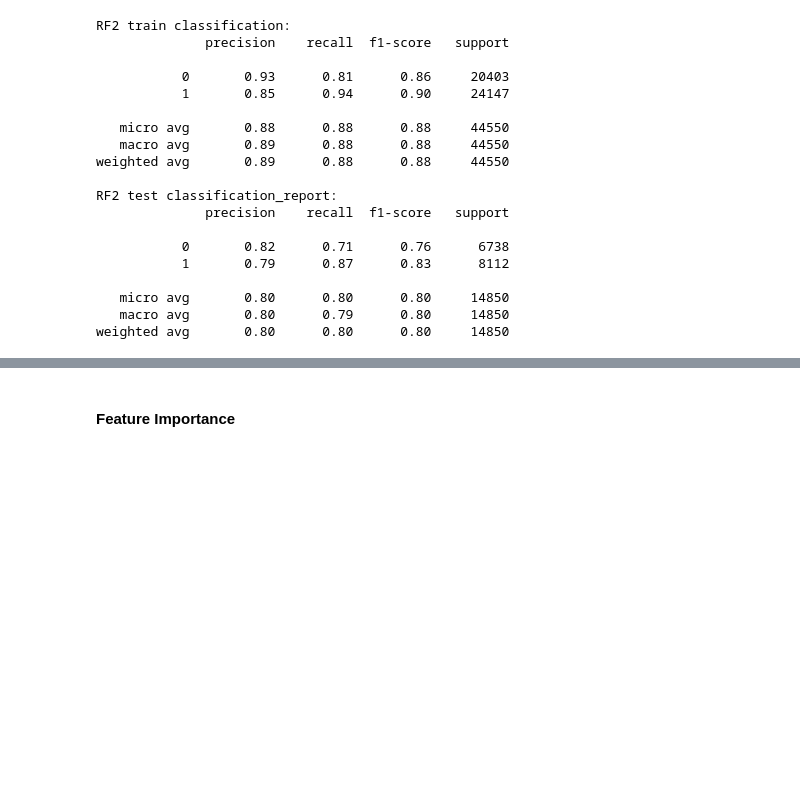
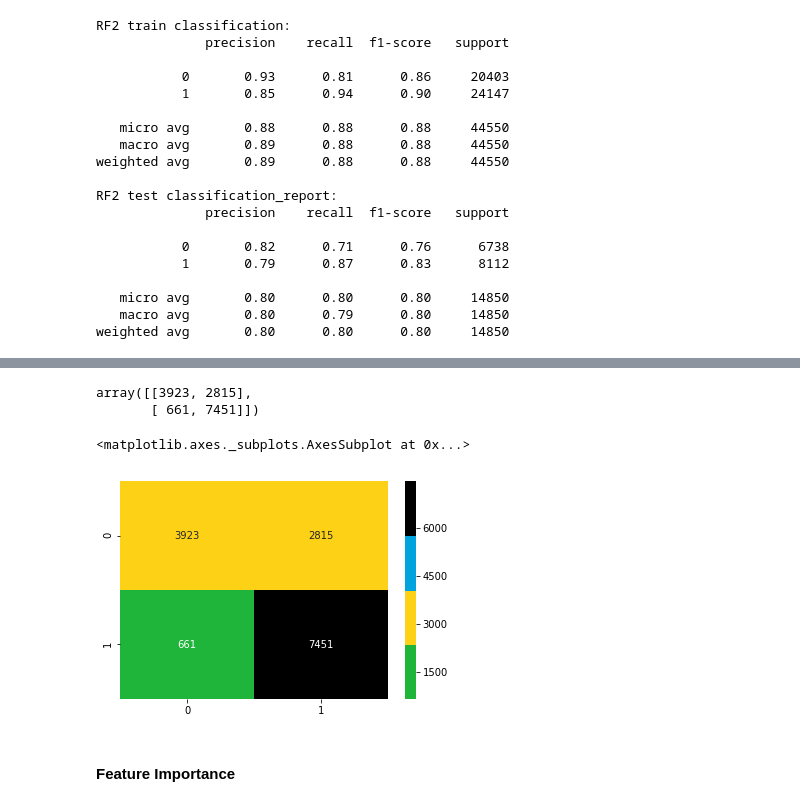
Before and after one commit to MagicMilly/dsc-3-final-project-online-ds-ft-100118, a Jupyter notebook: student.ipynb, the cells around one changed output, grey strips where cells are left out. Saved outputs shown, nothing was run; the diff lists cells and outputs as text; code cells hidden in the pictures; blank space fills up the shorter version.

Commit message:
feedback from assessment with predict proba help

```diff
--- a/student.ipynb
+++ b/student.ipynb
@@ -2160,3 +2174,26 @@ weighted avg       0.80      0.80      0.80     14850
+# %%
+def custom_predict(clf, X_test, thresh=0.35):
+    y_preds = clf.predict_proba(X_test)
+    classes = []
+    for pred in y_preds:
+        if pred[1] >= thresh:
+            classes.append(1)
+        else:
+            classes.append(0)
+    return np.array(classes)
+yy = custom_predict(rf2, X_test)
+# %%
+rf2_confusion_matrix = confusion_matrix(y_test, yy)
+rf2_confusion_matrix
+# %% [output]
+array([[3923, 2815],
+       [ 661, 7451]])
+# %%
+sns.set_palette(tanzania_flag_colors)
+sns.heatmap(rf2_confusion_matrix, annot=True, fmt='.16g', cmap=tanzania_flag_colors)
+# %% [output]
+<matplotlib.axes._subplots.AxesSubplot at 0x...>
+[figure, added]
 # %% [markdown]
 #### Feature Importance
 # %%
```
Also changed, not shown: parts of 7 cells of this notebook.
